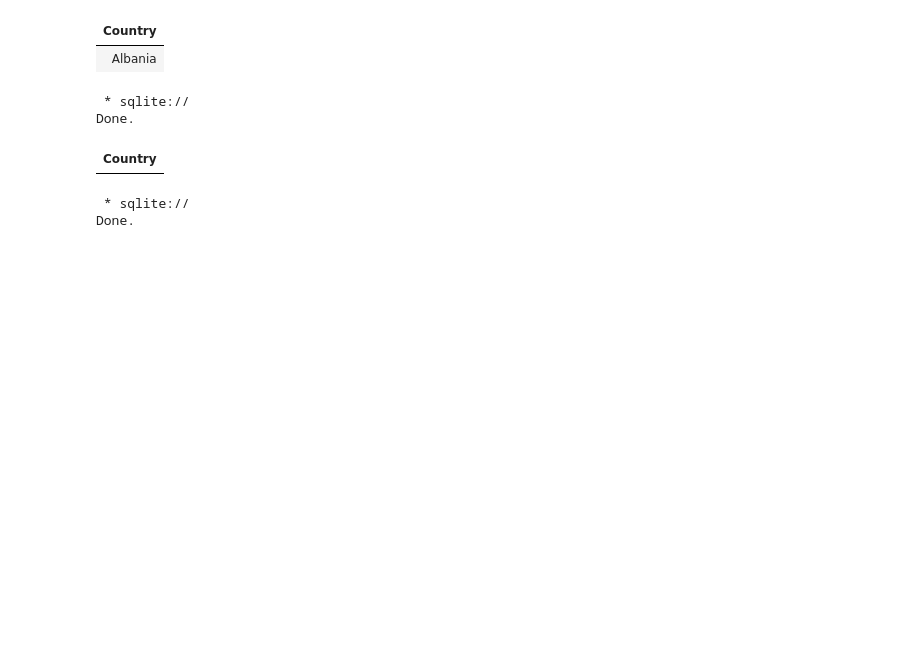
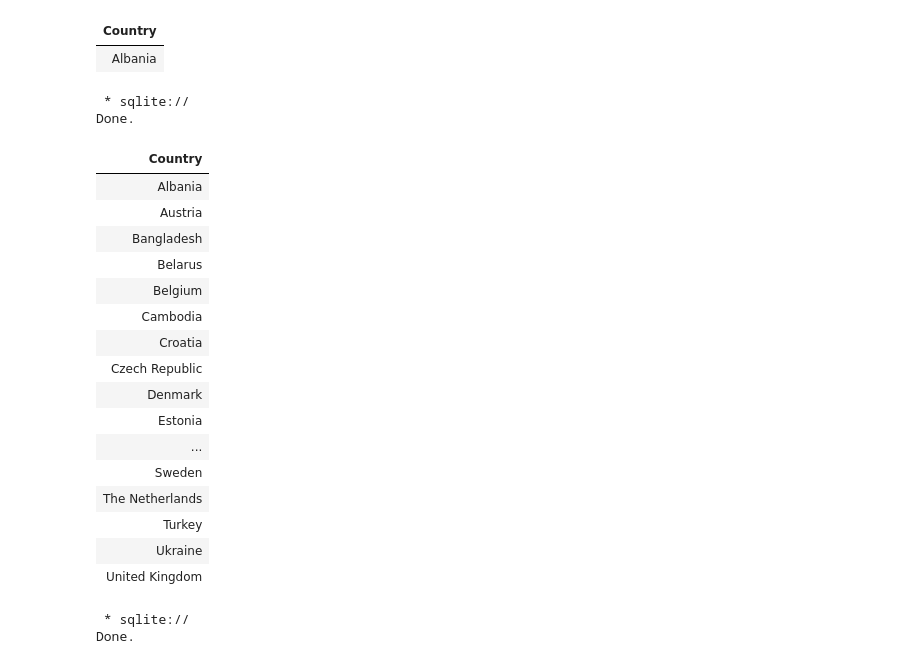
Before and after one commit to LucyKinyua/Week1_MS, a Jupyter notebook: Copy_of_SQL_Programming_Selecting_&_Retrieving_Data_with_SQL.ipynb, the cells around one changed output. Drawn from its saved outputs; the diff is of its cells as text; code cells hidden in the pictures; blank space fills up the shorter version.

```diff
--- a/Copy_of_SQL_Programming_Selecting_&_Retrieving_Data_with_SQL.ipynb
+++ b/Copy_of_SQL_Programming_Selecting_&_Retrieving_Data_with_SQL.ipynb
@@ -560,14 +558,30 @@ Done.
 # %%
 # Challenge 2
 # Using our Interpol dataset, get the european and asian countries;
 #
 %%sql
 SELECT Country FROM Interpol
-WHERE Region = 'Europe' AND 'Asia';
+WHERE Region = 'Europe' OR Region = 'Asia';
 # %% [output]
  * sqlite://
 Done.
 | Country |
+| Albania |
+| Austria |
+| Bangladesh |
+| Belarus |
+| Belgium |
+| Cambodia |
+| Croatia |
+| Czech Republic |
+| Denmark |
+| Estonia |
+| ... |
+| Sweden |
+| The Netherlands |
+| Turkey |
+| Ukraine |
+| United Kingdom |
 # %%
 # Challenge 3
 # From our Interpol dataset, find out which top countries had the least National fugities
```
Also changed, not shown: parts of 22 cells of this notebook.
